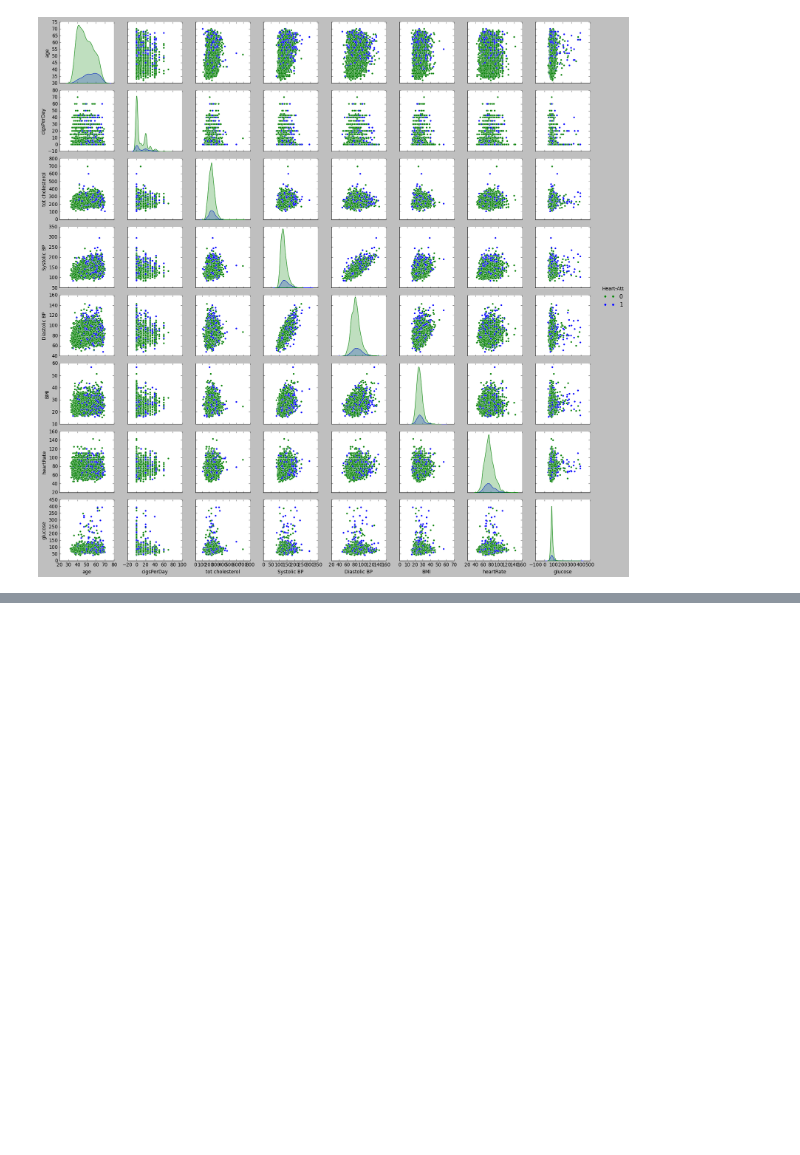
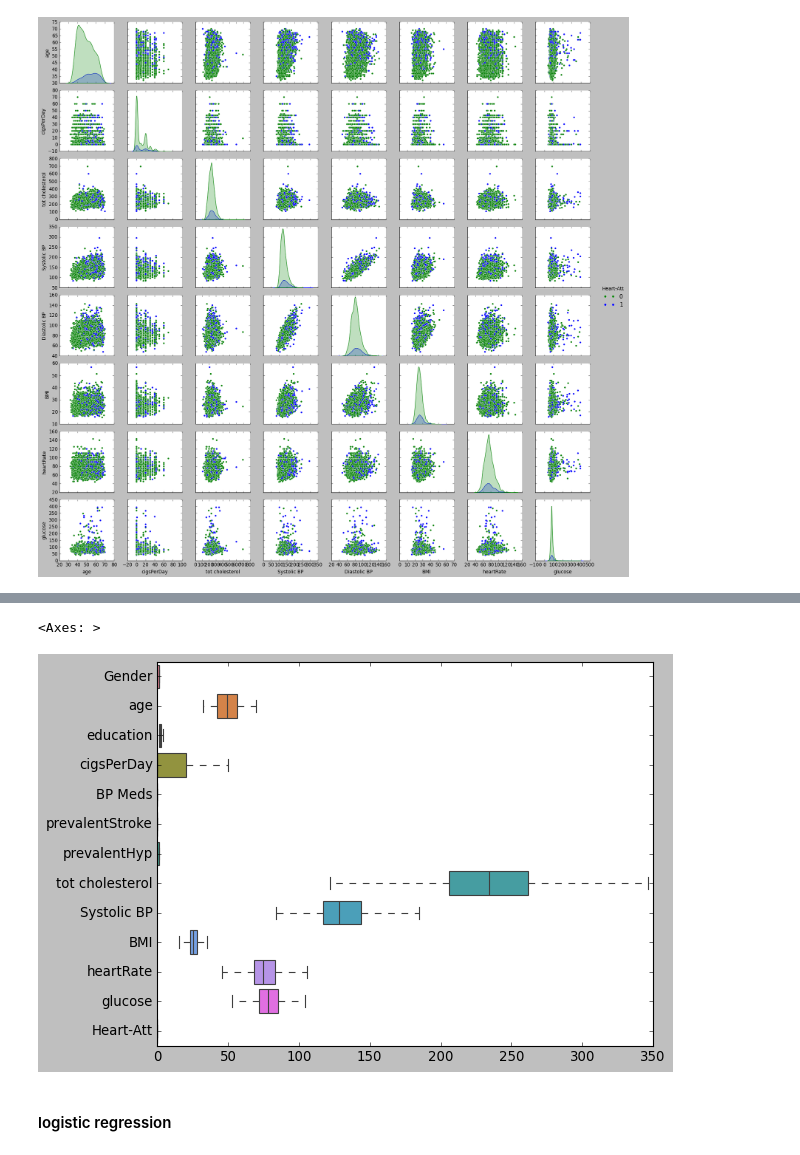
Before and after one commit to kumarideepali0402/AI-ML, a Jupyter notebook: practice.ipynb, the cells around one changed output, grey strips where cells are left out. Cells and saved outputs as stored; diff of their text form; code cells hidden in the pictures; blank space fills up the shorter version.

```diff
--- a/practice.ipynb
+++ b/practice.ipynb
@@ -316,0 +394,18 @@ sns.pairplot(df[num+["Heart-Att"]],hue="Heart-Att",palette=["green","blue"])
+# %%
+def ublb(col):
+    q1,q3=np.percentile(col,[25,75])
+    IQR=q3-q1
+    ub=q3+IQR*1.5
+    lb=q1-IQR*1.5
+    return lb,ub
+for i in df.columns:
+    lb,ub=ublb(df[i])
+    df[i]=np.where(df[i]>ub, ub, df[i])
+    df[i]=np.where(df[i]<lb, lb, df[i])
+# %%
+sns.boxplot(df,orient='h')
+# %% [output]
+<Axes: >
+[figure, added]
+# %% [markdown]
+#### logistic regression
```
Also changed, not shown: parts of 8 cells of this notebook, 2 other files.
